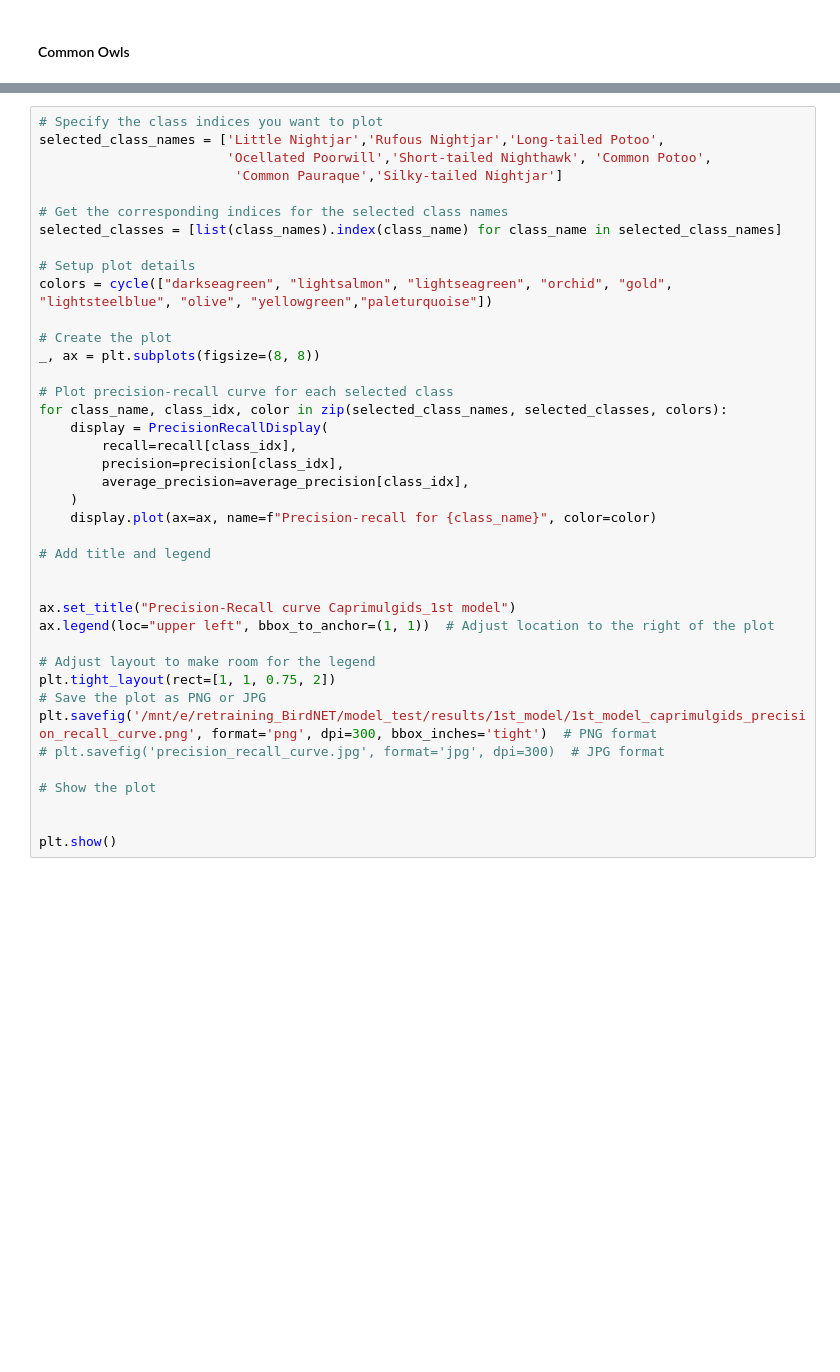
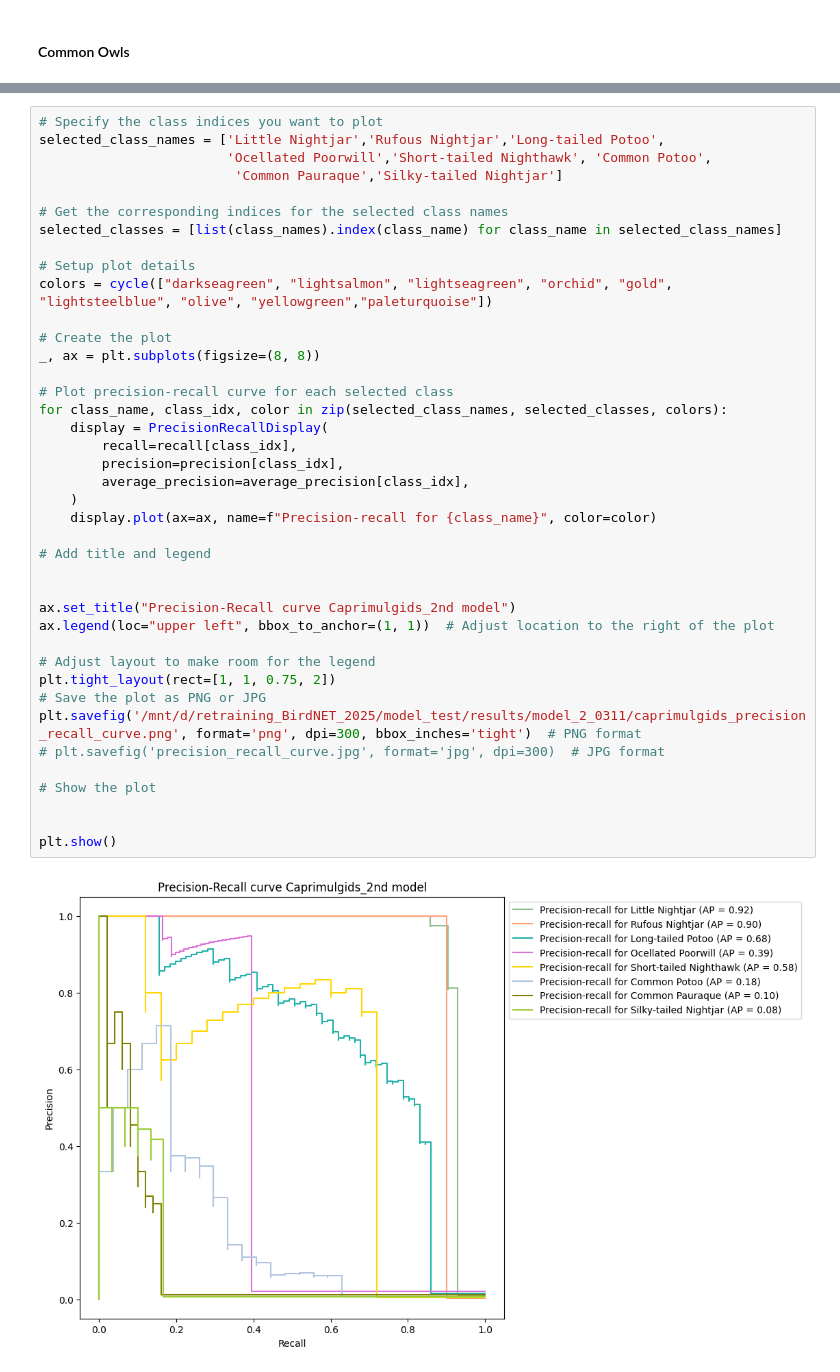
Before and after one commit to agosjuncosa/Retraining-BirdNET_Owls, a Jupyter notebook: AL_BirdNET/Evaluation/Evaluation_macro mAP_BirdNET.ipynb, the cells around one changed output, grey strips where cells are left out. Cells and saved outputs as stored; diff of their text form; blank space fills up the shorter version.

```diff
--- a/AL_BirdNET/Evaluation/Evaluation_macro mAP_BirdNET.ipynb
+++ b/AL_BirdNET/Evaluation/Evaluation_macro mAP_BirdNET.ipynb
@@ -283,32 +283,34 @@ selected_classes = [list(class_names).index(class_name) for class_name in select
 
 # Setup plot details
 colors = cycle(["darkseagreen", "lightsalmon", "lightseagreen", "orchid", "gold", "lightsteelblue", "olive", "yellowgreen","paleturquoise"])
 
 # Create the plot
 _, ax = plt.subplots(figsize=(8, 8))
 
 # Plot precision-recall curve for each selected class
 for class_name, class_idx, color in zip(selected_class_names, selected_classes, colors):
     display = PrecisionRecallDisplay(
         recall=recall[class_idx],
         precision=precision[class_idx],
         average_precision=average_precision[class_idx],
     )
     display.plot(ax=ax, name=f"Precision-recall for {class_name}", color=color)
 
 # Add title and legend
 
 
-ax.set_title("Precision-Recall curve Caprimulgids_1st model")
+ax.set_title("Precision-Recall curve Caprimulgids_2nd model")
 ax.legend(loc="upper left", bbox_to_anchor=(1, 1))  # Adjust location to the right of the plot
 
 # Adjust layout to make room for the legend
 plt.tight_layout(rect=[1, 1, 0.75, 2])
 # Save the plot as PNG or JPG
-plt.savefig('/mnt/e/retraining_BirdNET/model_test/results/1st_model/1st_model_caprimulgids_precision_recall_curve.png', format='png', dpi=300, bbox_inches='tight')  # PNG format
+plt.savefig('/mnt/d/retraining_BirdNET_2025/model_test/results/model_2_0311/caprimulgids_precision_recall_curve.png', format='png', dpi=300, bbox_inches='tight')  # PNG format
 # plt.savefig('precision_recall_curve.jpg', format='jpg', dpi=300)  # JPG format
 
 # Show the plot
 
 
 plt.show()
+# %% [output]
+[figure, added]
```
Also changed, not shown: parts of 7 cells of this notebook, 10 other files.
